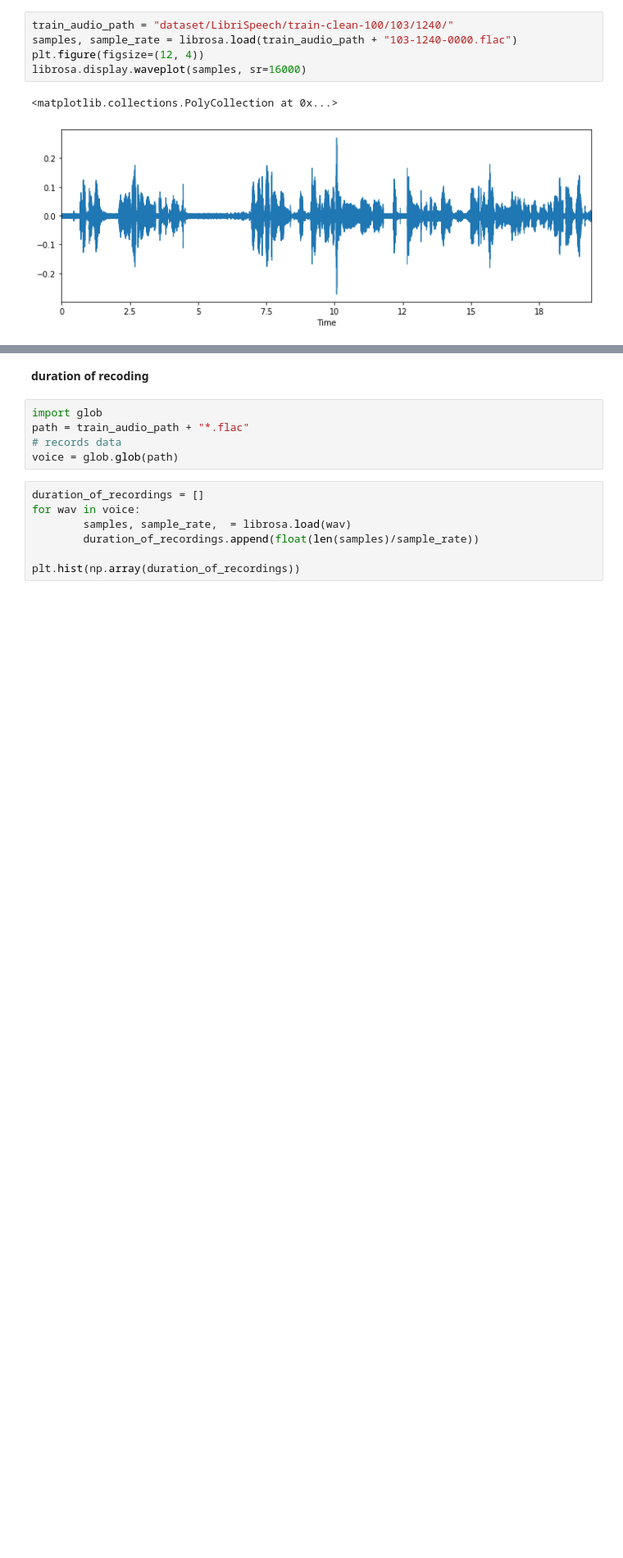
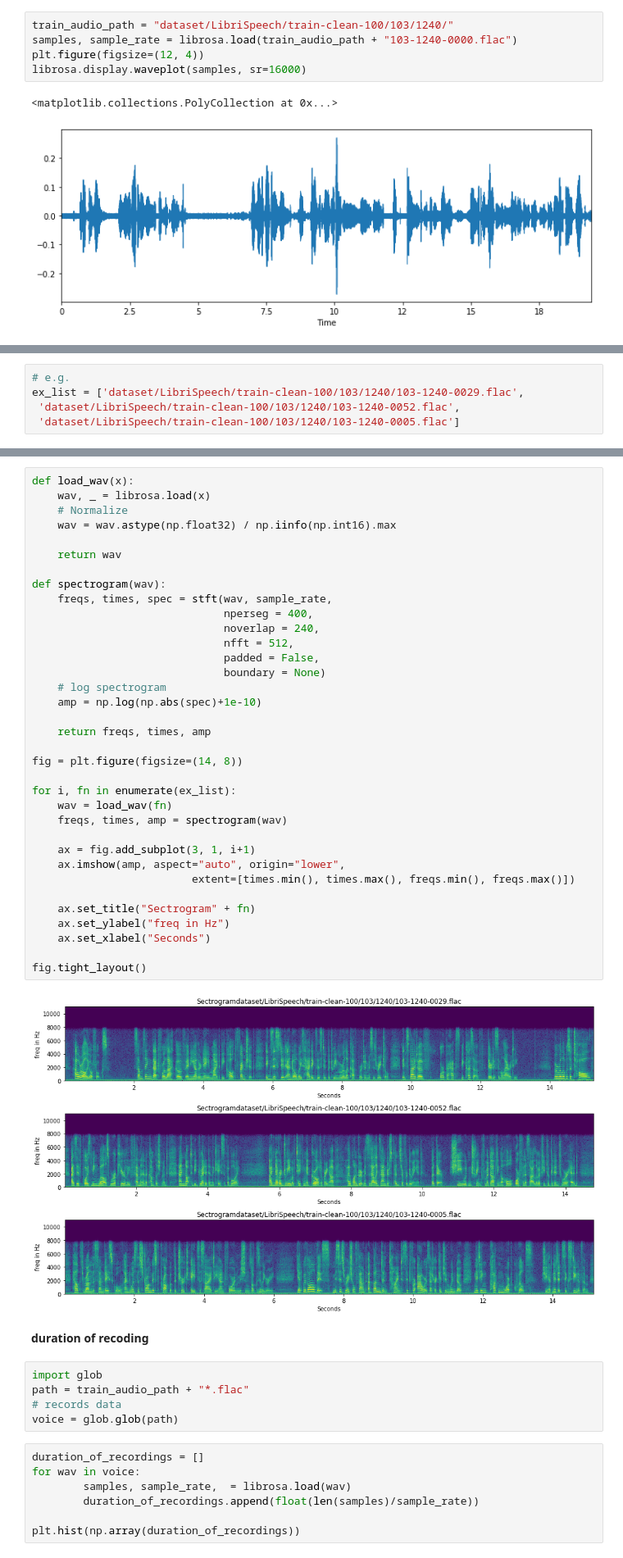
Before and after one commit to atsushii/Neural-Machine-Translation-Project, a Jupyter notebook: voice_recognition/en_speech_to_text.ipynb, the cells around one changed output, grey strips where cells are left out. Shown at 82% size. Cells and saved outputs as stored; diff of their text form; blank space fills up the shorter version.

Commit message:
show spectrogram

```diff
--- a/voice_recognition/en_speech_to_text.ipynb
+++ b/voice_recognition/en_speech_to_text.ipynb
@@ -26,3 +27,8 @@ samples = librosa.resample(samples, sample_rate, 8000)
 ipd.Audio(samples, rate=8000)
 # %% [output]
 [interactive output not drawn]
+# %%
+# e.g.
+ex_list = ['dataset/LibriSpeech/train-clean-100/103/1240/103-1240-0029.flac',
+ 'dataset/LibriSpeech/train-clean-100/103/1240/103-1240-0052.flac',
+ 'dataset/LibriSpeech/train-clean-100/103/1240/103-1240-0005.flac']
@@ -29,3 +37,40 @@ ipd.Audio(samples, rate=8000)
+# %%
+def load_wav(x):
+    wav, _ = librosa.load(x)
+    # Normalize
+    wav = wav.astype(np.float32) / np.iinfo(np.int16).max
+
+    return wav
+
+def spectrogram(wav):
+    freqs, times, spec = stft(wav, sample_rate,
+                              nperseg = 400,
+                              noverlap = 240,
+                              nfft = 512,
+                              padded = False,
+                              boundary = None)
+    # log spectrogram
+    amp = np.log(np.abs(spec)+1e-10)
+
+    return freqs, times, amp
+
+fig = plt.figure(figsize=(14, 8))
+
+for i, fn in enumerate(ex_list):
+    wav = load_wav(fn)
+    freqs, times, amp = spectrogram(wav)
+
+    ax = fig.add_subplot(3, 1, i+1)
+    ax.imshow(amp, aspect="auto", origin="lower",
+                         extent=[times.min(), times.max(), freqs.min(), freqs.max()])
+
+    ax.set_title("Sectrogram" + fn)
+    ax.set_ylabel("freq in Hz")
+    ax.set_xlabel("Seconds")
+
+fig.tight_layout()
+# %% [output]
+[figure, added]
 # %% [markdown]
 **duration of recoding**
 # %%
```
Also changed, not shown: parts of 2 cells of this notebook.
